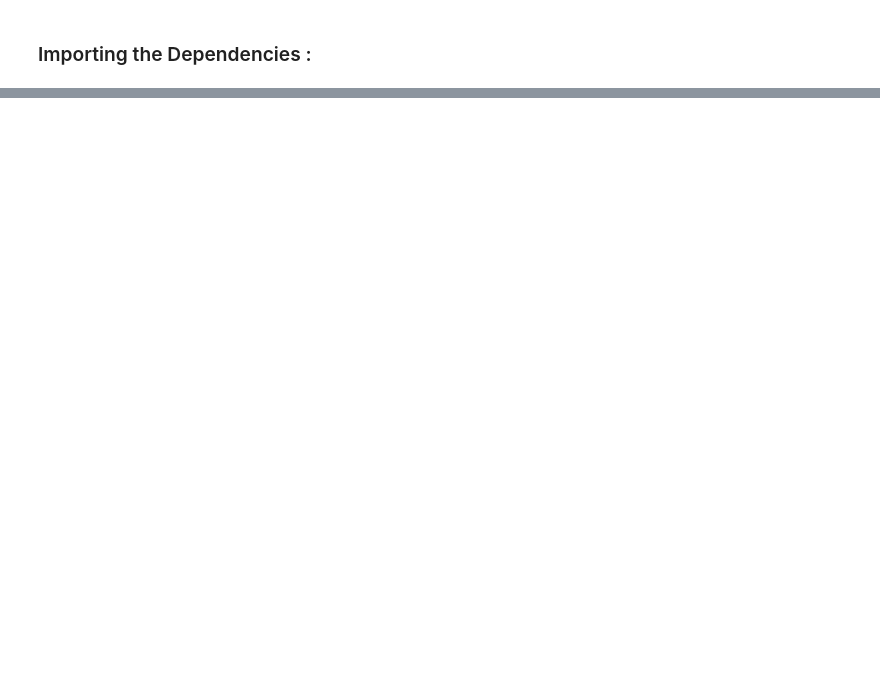
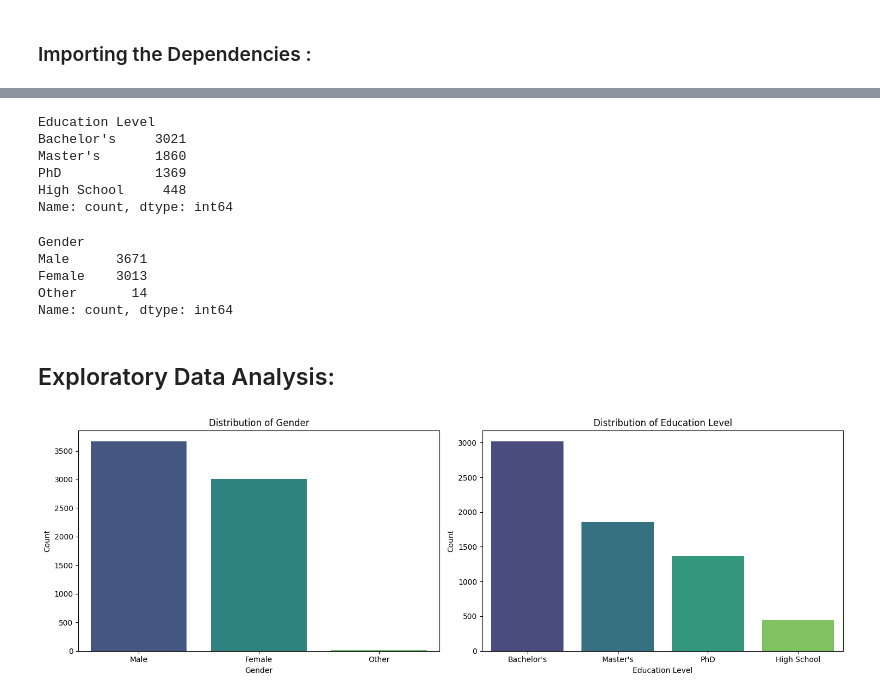
Before and after one commit to PiyushGithub24/Employee-Salary-Prediction, a Jupyter notebook: Notebook/Employee_Salary_Prediction.ipynb, the cells around one changed output, grey strips where cells are left out. Drawn from its saved outputs; the diff is of its cells as text; code cells hidden in the pictures; blank space fills up the shorter version.

```diff
--- a/Notebook/Employee_Salary_Prediction.ipynb
+++ b/Notebook/Employee_Salary_Prediction.ipynb
@@ -12,2 +32,3 @@ import seaborn as sns
 # %%
-data=pd.read_csv("salary.csv")
+data = pd.read_csv('Salary_Data.csv')
+data
@@ -206,0 +130,6 @@ Text(0, 0.5, 'Salary')
+# %%
+# Reducing Job titles by omitting titles with less than 25 counts
+
+job_title_count = data['Job Title'].value_counts()
+job_title_edited = job_title_count[job_title_count<=25]
+job_title_edited.count()
@@ -206,0 +138,5 @@ Text(0, 0.5, 'Salary')
+# %%
+# Omitting titles with less than 25 counts
+
+data['Job Title'] = data['Job Title'].apply(lambda x: 'Others' if x in job_title_edited else x )
+data['Job Title'].nunique()
@@ -206,0 +159,48 @@ Text(0, 0.5, 'Salary')
+# %%
+# Combining repeating values of education level
+
+data['Education Level'].replace(["Bachelor's Degree","Master's Degree","phD"],["Bachelor's","Master's","PhD"],inplace=True)
+data['Education Level'].value_counts()
+# %% [output]
+Education Level
+Bachelor's     3021
+Master's       1860
+PhD            1369
+High School     448
+Name: count, dtype: int64
+# %%
+# Checking Unique Value count of Gender
+
+data['Gender'].value_counts()
+# %% [output]
+Gender
+Male      3671
+Female    3013
+Other       14
+Name: count, dtype: int64
+# %% [markdown]
+## Exploratory Data Analysis:
+# %%
+# Create a figure with two subplots
+fig, ax = plt.subplots(1, 2, figsize=(15, 5))
+
+# Plot the count of data points for each gender category in the first subplot
+sns.countplot(x='Gender', data=data, ax=ax[0], palette='viridis')
+
+# Plot the count of data points for each education level category in the second subplot
+sns.countplot(x='Education Level', data=data, ax=ax[1], palette='viridis')
+
+# Add labels and titles for the subplots
+ax[0].set_xlabel('Gender')
+ax[0].set_ylabel('Count')
+ax[0].set_title('Distribution of Gender')
+
+ax[1].set_xlabel('Education Level')
+ax[1].set_ylabel('Count')
+ax[1].set_title('Distribution of Education Level')
+
+# Show the plots
+plt.tight_layout()
+plt.show()
+# %% [output]
+[figure, added]
```
Also changed, not shown: parts of 94 cells of this notebook, 3 other files.
